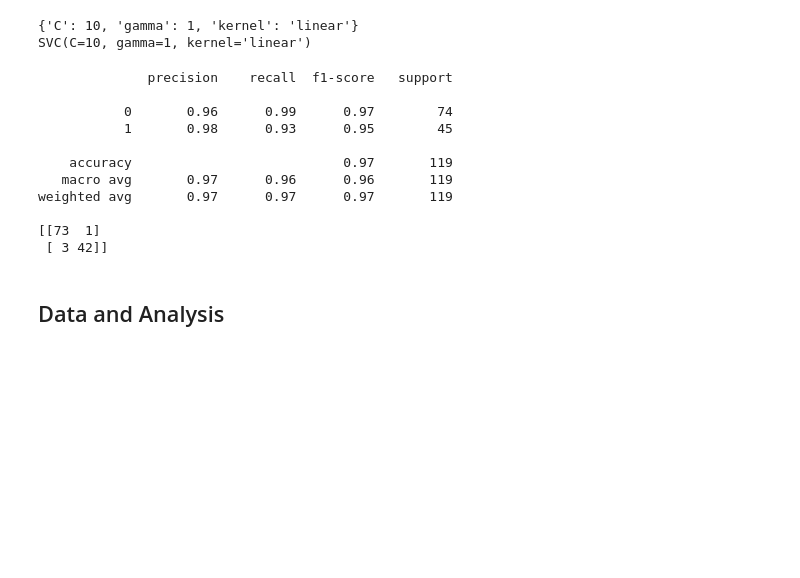
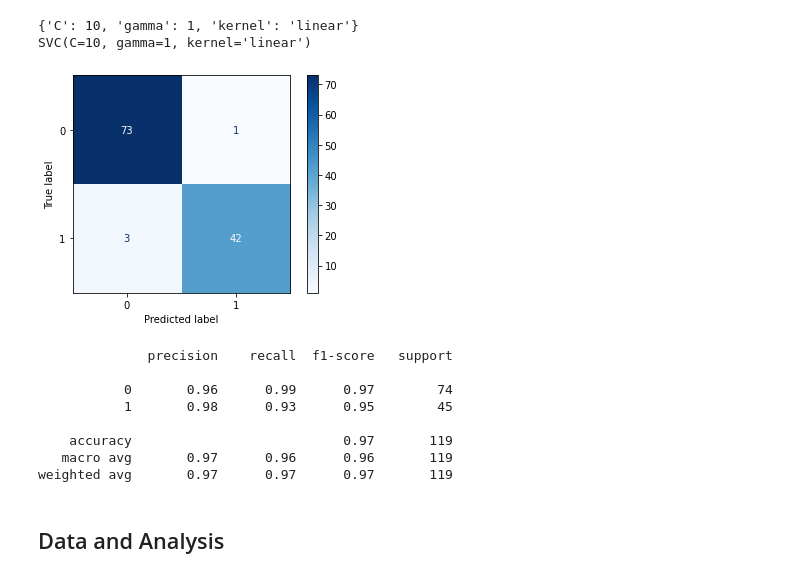
Before and after one commit to renzovirtucio/CS-180-Machine-Problem, a Jupyter notebook: Cruel, Nathan and Virtucio, Renzo - CS 180 Machine Problem.ipynb, the cells around one changed output. Drawn from its saved outputs; the diff is of its cells as text; code cells hidden in the pictures; blank space fills up the shorter version.

```diff
--- a/Cruel, Nathan and Virtucio, Renzo - CS 180 Machine Problem.ipynb
+++ b/Cruel, Nathan and Virtucio, Renzo - CS 180 Machine Problem.ipynb
@@ -264,12 +262,14 @@ SVC(C=10, gamma=1, kernel='linear')
 # %%
 # Compute grid predictions
 grid_predictions = grid.predict(X_test)
 
+# Plot confusion matrix
+plot_confusion_matrix(grid, X_test, y_test, cmap=plt.cm.Blues)
+plt.show()
 # Print classification report
 print(classification_report(y_test, grid_predictions))
-# Print confusion matrix
-print(confusion_matrix(y_test, grid_predictions))
 # %% [output]
+[figure, added]
               precision    recall  f1-score   support
 
            0       0.96      0.99      0.97        74
@@ -278,9 +278,6 @@ print(confusion_matrix(y_test, grid_predictions))
     accuracy                           0.97       119
    macro avg       0.97      0.96      0.96       119
 weighted avg       0.97      0.97      0.97       119
-
-[[73  1]
- [ 3 42]]
 # %% [markdown]
 ## Data and Analysis
 # %% [markdown]
```
Also changed, not shown: parts of 3 cells of this notebook.
